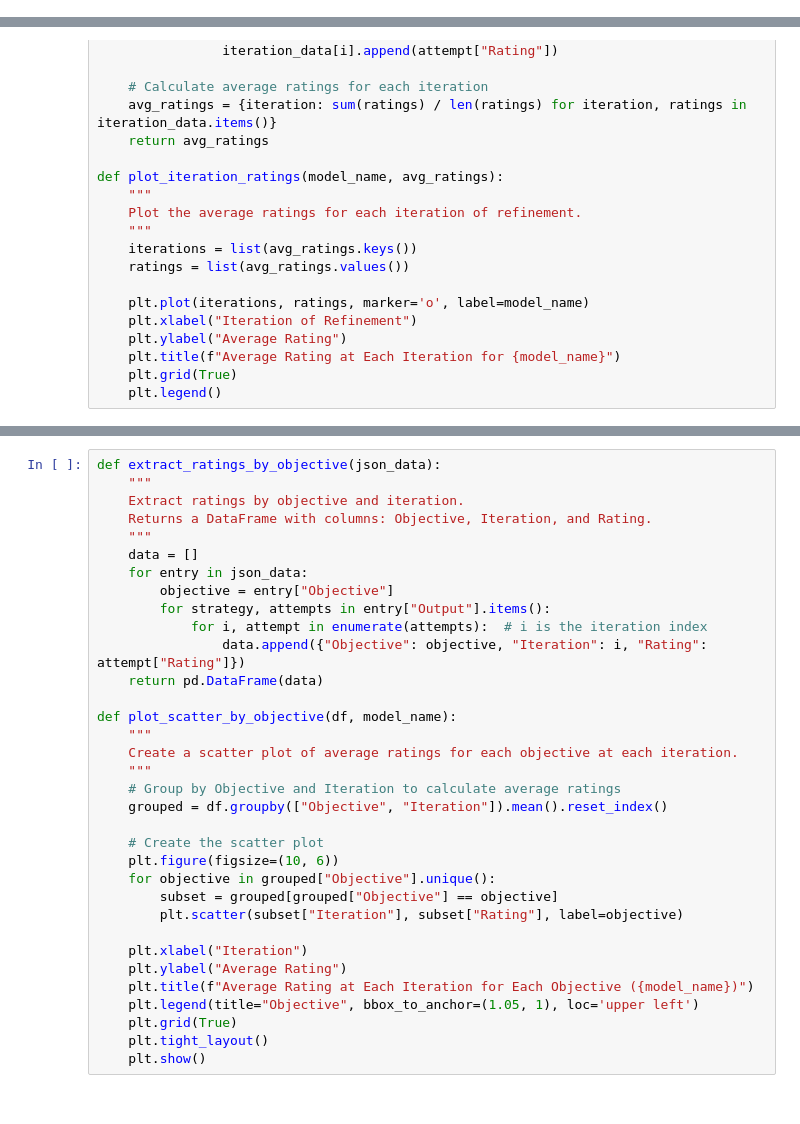
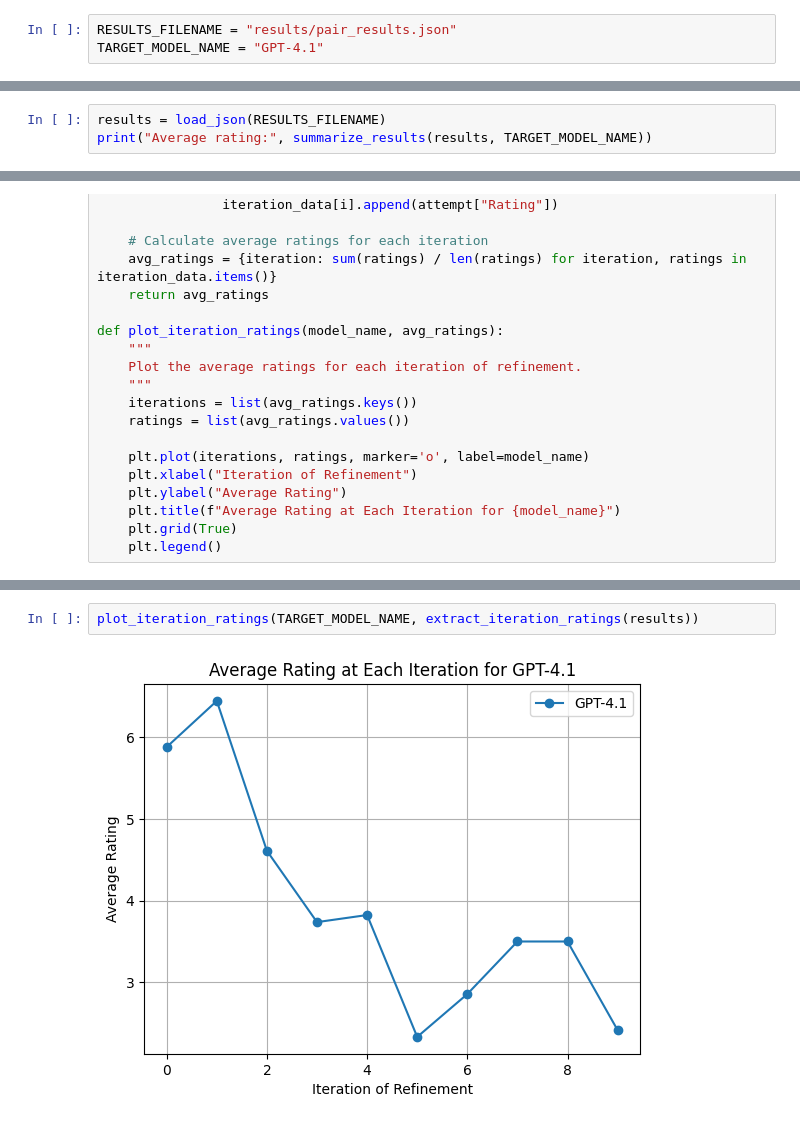
Before and after one commit to kkoomen/pair, a Jupyter notebook: analysis.ipynb, the cells around one changed output, grey strips where cells are left out. Saved outputs shown, nothing was run; the diff lists cells and outputs as text.

```diff
--- a/analysis.ipynb
+++ b/analysis.ipynb
@@ -14,3 +6,6 @@ please provide us feedback at https://github.com/pandas-dev/pandas/issues/54466
+# %%
+RESULTS_FILENAME = "results/pair_results.json"
+TARGET_MODEL_NAME = "GPT-4.1"
 # %%
 def load_json(file_path):
     """Load JSON data from a file."""
@@ -50,0 +36,3 @@ summarize_results(gpt_results, "GPT-3.5-Turbo")
+# %%
+results = load_json(RESULTS_FILENAME)
+print("Average rating:", summarize_results(results, TARGET_MODEL_NAME))
@@ -216,34 +98,4 @@ plot_iteration_ratings("GPT-3.5-Turbo", extract_iteration_ratings(gpt_results))
-# %%
-def extract_ratings_by_objective(json_data):
-    """
-    Extract ratings by objective and iteration.
-    Returns a DataFrame with columns: Objective, Iteration, and Rating.
-    """
-    data = []
-    for entry in json_data:
-        objective = entry["Objective"]
-        for strategy, attempts in entry["Output"].items():
-            for i, attempt in enumerate(attempts):  # i is the iteration index
-                data.append({"Objective": objective, "Iteration": i, "Rating": attempt["Rating"]})
-    return pd.DataFrame(data)
-
-def plot_scatter_by_objective(df, model_name):
-    """
-    Create a scatter plot of average ratings for each objective at each iteration.
-    """
-    # Group by Objective and Iteration to calculate average ratings
-    grouped = df.groupby(["Objective", "Iteration"]).mean().reset_index()
-
-    # Create the scatter plot
-    plt.figure(figsize=(10, 6))
-    for objective in grouped["Objective"].unique():
-        subset = grouped[grouped["Objective"] == objective]
-        plt.scatter(subset["Iteration"], subset["Rating"], label=objective)
-
-    plt.xlabel("Iteration")
-    plt.ylabel("Average Rating")
-    plt.title(f"Average Rating at Each Iteration for Each Objective ({model_name})")
-    plt.legend(title="Objective", bbox_to_anchor=(1.05, 1), loc='upper left')
-    plt.grid(True)
-    plt.tight_layout()
-    plt.show()
+# %%
+plot_iteration_ratings(TARGET_MODEL_NAME, extract_iteration_ratings(results))
+# %% [output]
+[figure, added]
```
Also changed, not shown: parts of 13 cells of this notebook, 14 other files.
